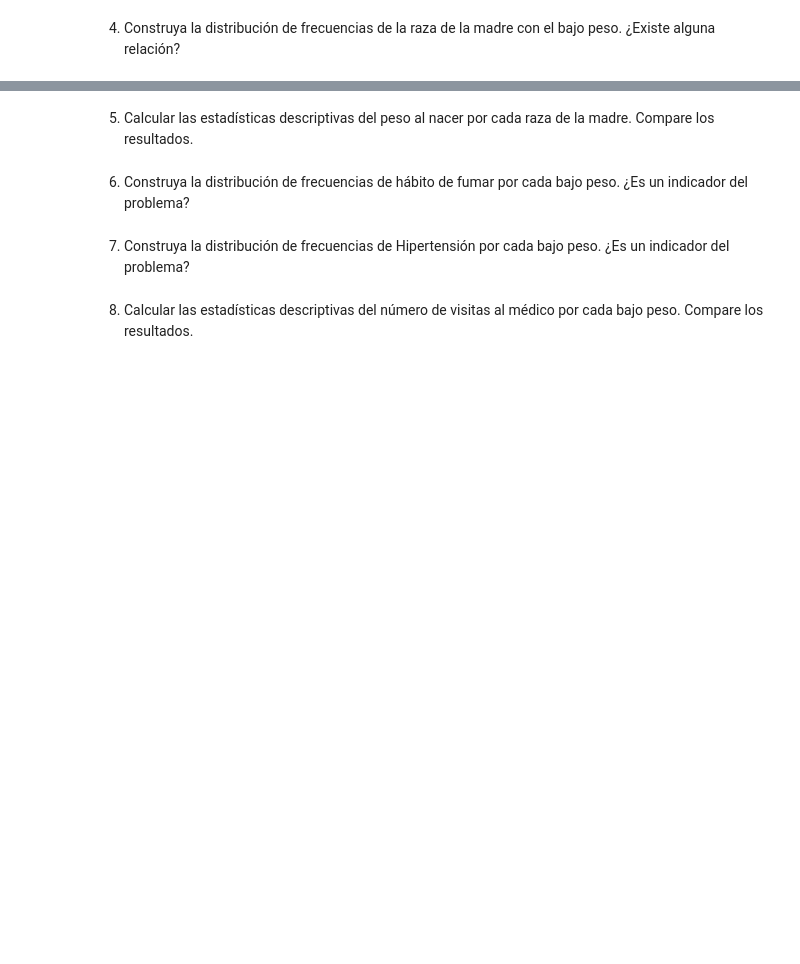
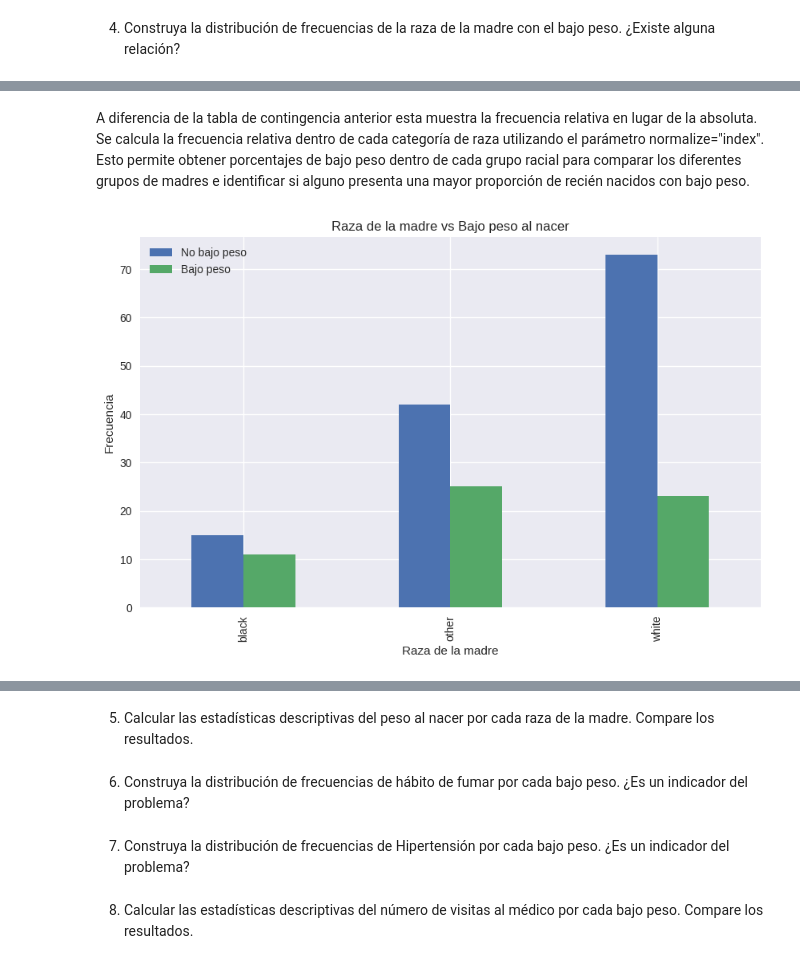
Before and after one commit to meg190/aplicadas-II-colabs, a Jupyter notebook: EA1_taller_python_notebook.ipynb, the cells around one changed output, grey strips where cells are left out. Cells and saved outputs as stored; diff of their text form; code cells hidden in the pictures; blank space fills up the shorter version.

```diff
--- a/EA1_taller_python_notebook.ipynb
+++ b/EA1_taller_python_notebook.ipynb
@@ -971,0 +1060,14 @@ else:
+# %% [markdown]
+A diferencia de la tabla de contingencia anterior esta muestra la frecuencia relativa en lugar de la absoluta.
+Se calcula la frecuencia relativa dentro de cada categoría de raza utilizando el parámetro normalize="index".
+Esto permite obtener porcentajes de bajo peso dentro de cada grupo racial para comparar los diferentes grupos de madres e identificar si alguno presenta una mayor proporción de recién nacidos con bajo peso.
+# %%
+pd.crosstab(df["Raza"], df["Bajo_peso"]).plot(kind="bar")
+
+plt.title("Raza de la madre vs Bajo peso al nacer")
+plt.xlabel("Raza de la madre")
+plt.ylabel("Frecuencia")
+plt.legend(["No bajo peso", "Bajo peso"])
+plt.show()
+# %% [output]
+[figure, added]
```
Also changed, not shown: parts of 13 cells of this notebook.
